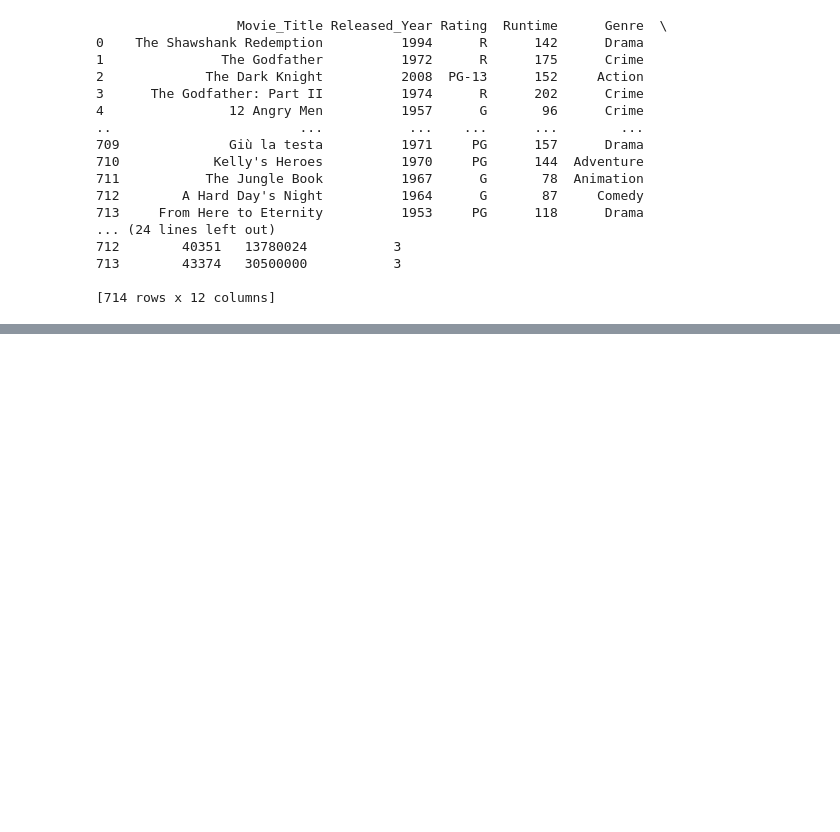
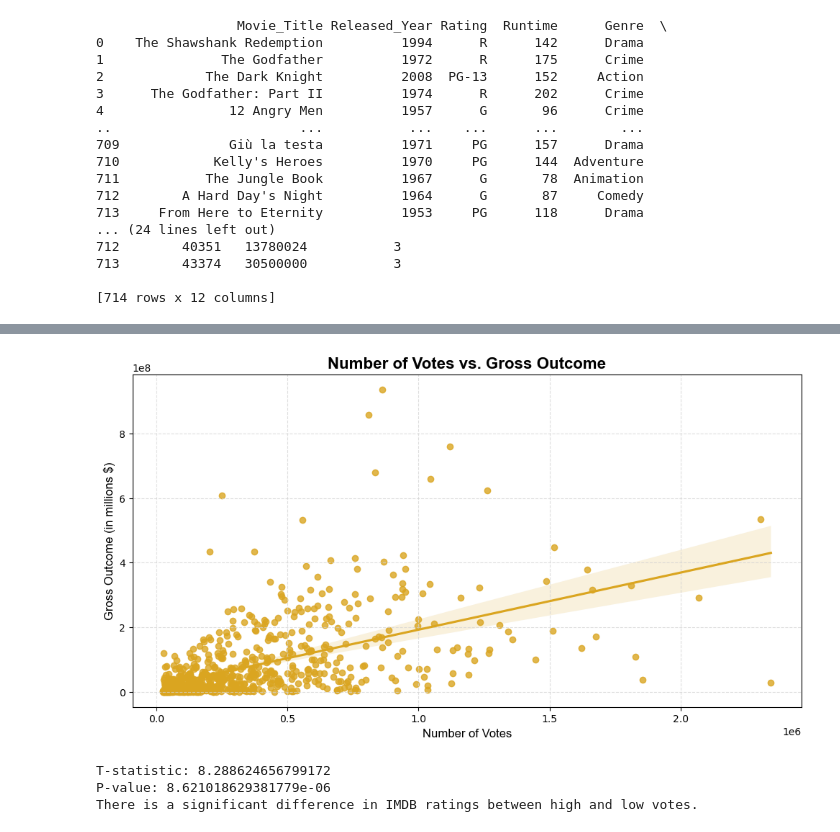
Before and after one commit to DubJay4Life/Project1_Group7, a Jupyter notebook: Cassidy_Work/Question 2.ipynb, the cells around one changed output, grey strips where cells are left out. Saved outputs shown, nothing was run; the diff lists cells and outputs as text; code cells hidden in the pictures; blank space fills up the shorter version.

```diff
--- a/Cassidy_Work/Question 2.ipynb
+++ b/Cassidy_Work/Question 2.ipynb
@@ -61,0 +85,60 @@ plt.show()
+# %%
+# make a scatter plot
+# Change Canvas Size
+plt.figure(figsize=(12, 6))
+# Create a basic plot
+sns.regplot(data=df, x="No_of_Votes", y="Gross", scatter=True, fit_reg=True, color="goldenrod")
+# Customizations
+# Change colors
+# Add in reference lines
+# Add Labels/Title
+plt.xlabel("Number of Votes", fontfamily="Arial", fontsize=12)
+plt.ylabel("Gross Outcome (in millions $)", fontfamily="Arial", fontsize=12)
+plt.title("Number of Votes vs. Gross Outcome", fontweight="bold", fontsize=16, fontfamily="Arial")
+# Set X/Y Limits
+#plt.ylim(10, 16)
+#plt.xlim(0, 14)
+# Add in a background grid
+plt.grid(linestyle="--", color="lightgrey", alpha=0.75)
+# Show/Save the Graph
+plt.show()
+# %% [output]
+[figure, added]
+# %%
+# Create the DataFrame (the dataset you provided)
+data = {
+    'Movie': ['The Matrix', 'Joker', 'The Lion King', 'Scarface', 'The Iron Giant',
+              'Saving Private Ryan', 'Toy Story', 'Zombieland', 'Saw', 'Tangled',
+              'The Breakfast Club', 'The Warriors'],
+    'Nu_of_Votes': [1676426, 939252, 942045, 740911, 172083, 1235804, 887429, 520041, 379020, 405922, 357026, 93878],
+    'IMDB_Rating': ['8.7', '8.5', '8.5', '8.3', '8.0', '8.6', '8.3', '7.6', '7.6', '7.7', '7.8', '7.6'],
+}
+
+df = pd.DataFrame(data)
+
+# Convert IMDB_Rating to numeric (float)
+df['IMDB_Rating'] = pd.to_numeric(df['IMDB_Rating'], errors='coerce')
+
+# Define a threshold for high vs low number of votes (e.g., median)
+threshold = df['Nu_of_Votes'].median()
+
+# Create two groups: High votes and Low votes based on the threshold
+high_votes = df[df['Nu_of_Votes'] >= threshold]['IMDB_Rating']
+low_votes = df[df['Nu_of_Votes'] < threshold]['IMDB_Rating']
+
+# Perform an independent t-test
+t_stat, p_value = stats.ttest_ind(high_votes, low_votes)
+
+# Output the results
+print(f"T-statistic: {t_stat}")
+print(f"P-value: {p_value}")
+
+# Interpret the results
+if p_value < 0.05:
+    print("There is a significant difference in IMDB ratings between high and low votes.")
+else:
+    print("There is no significant difference in IMDB ratings between high and low votes.")
+# %% [output]
+T-statistic: 8.288624656799172
+P-value: 8.621018629381779e-06
+There is a significant difference in IMDB ratings between high and low votes.
```
Also changed, not shown: parts of 4 cells of this notebook.
